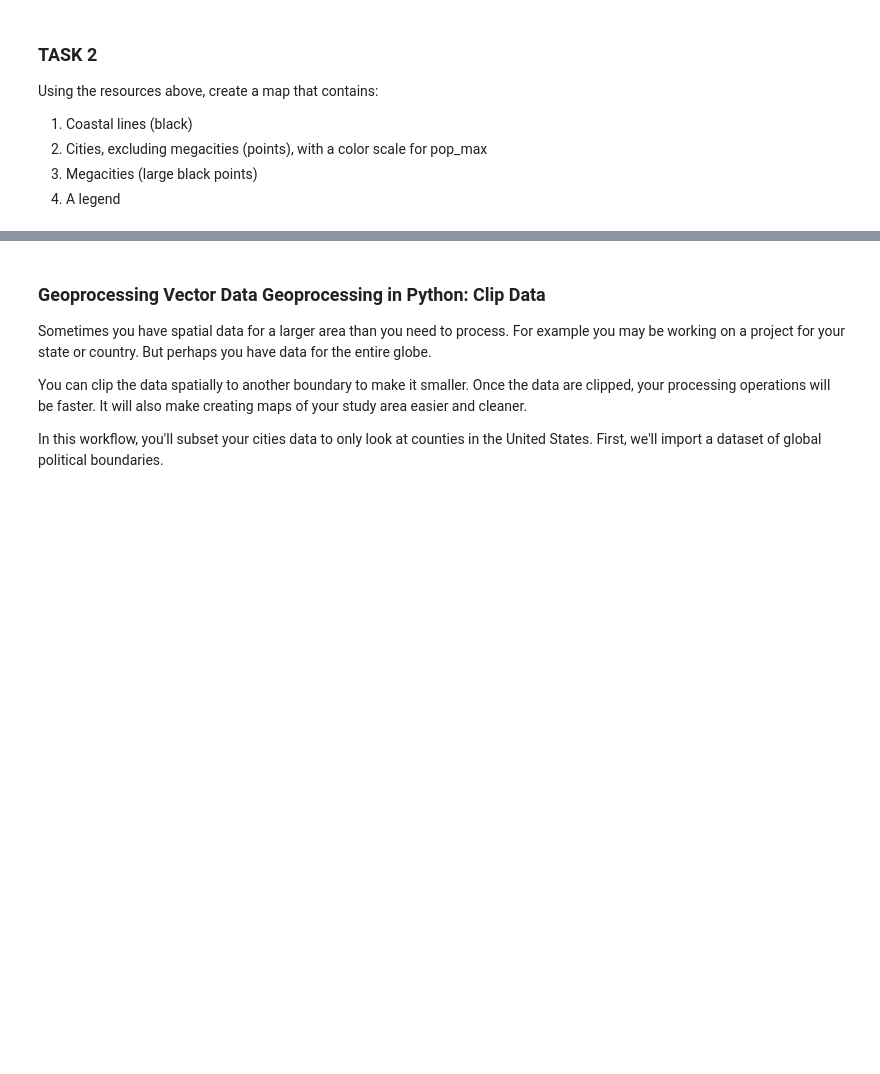
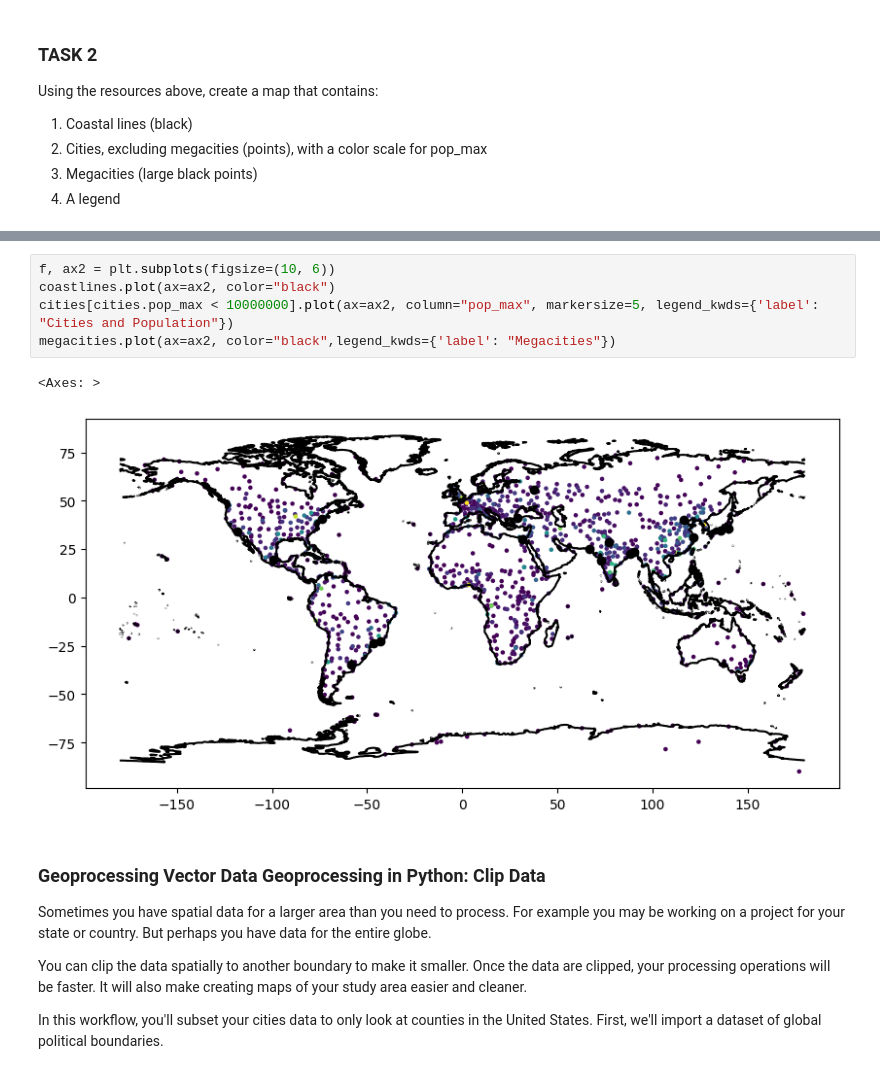
Before and after one commit to LizCarter492/EnvDatSci, a Jupyter notebook: CodeSprints/VectorData101.ipynb, the cells around one changed output, grey strips where cells are left out. Drawn from its saved outputs; the diff is of its cells as text; blank space fills up the shorter version.

```diff
--- a/CodeSprints/VectorData101.ipynb
+++ b/CodeSprints/VectorData101.ipynb
@@ -202,3 +333,11 @@ Using the resources above, create a map that contains:
+# %%
+f, ax2 = plt.subplots(figsize=(10, 6))
+coastlines.plot(ax=ax2, color="black")
+cities[cities.pop_max < 10000000].plot(ax=ax2, column="pop_max", markersize=5, legend_kwds={'label': "Cities and Population"})
+megacities.plot(ax=ax2, color="black",legend_kwds={'label': "Megacities"})
+# %% [output]
+<Axes: >
+[figure, added]
 # %% [markdown]
 ### Geoprocessing Vector Data Geoprocessing in Python: Clip Data
 Sometimes you have spatial data for a larger area than you need to process. For example you may be working on a project for your state or country. But perhaps you have data for the entire globe.
```
Also changed, not shown: parts of 33 cells of this notebook.
